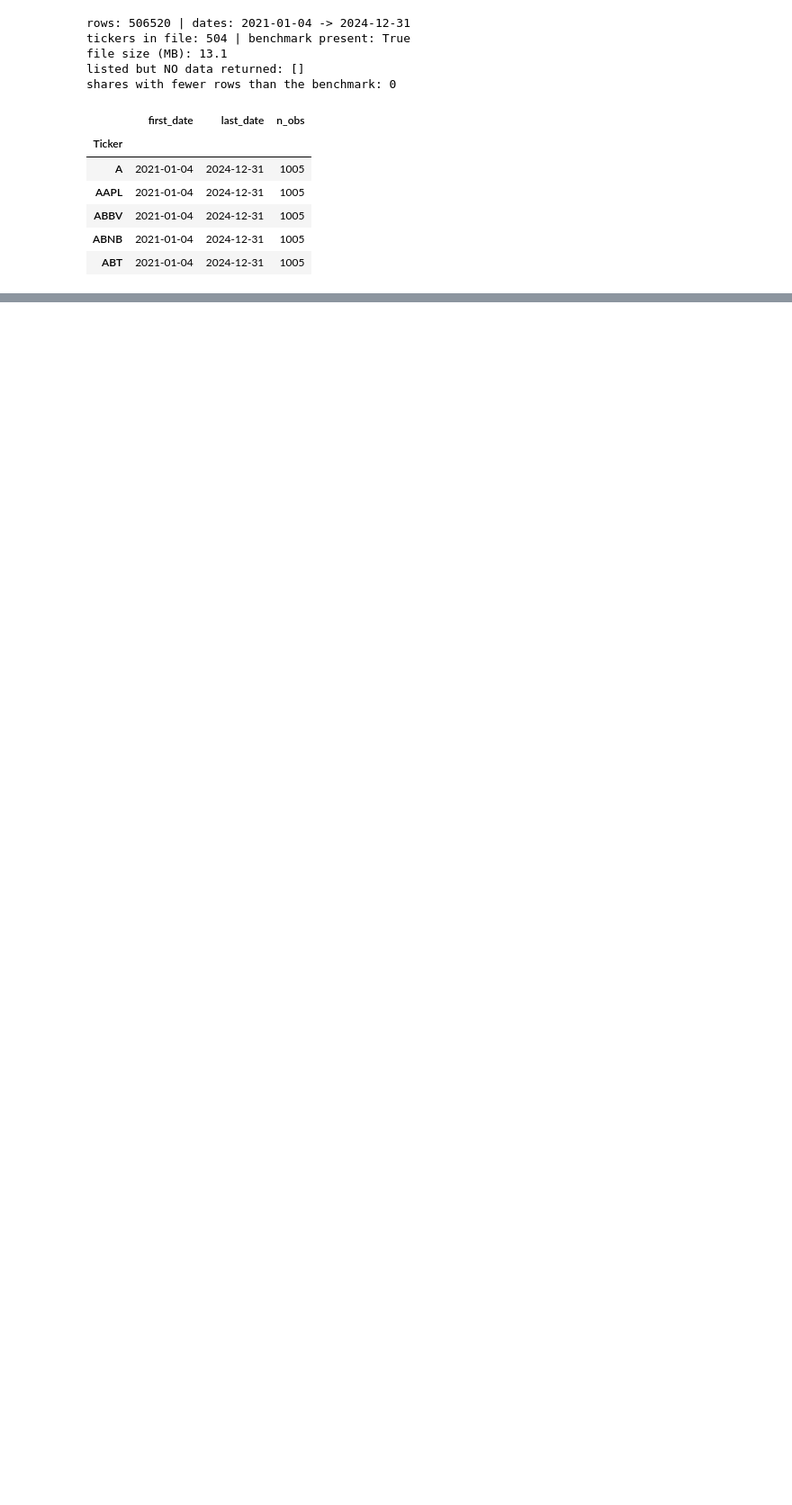
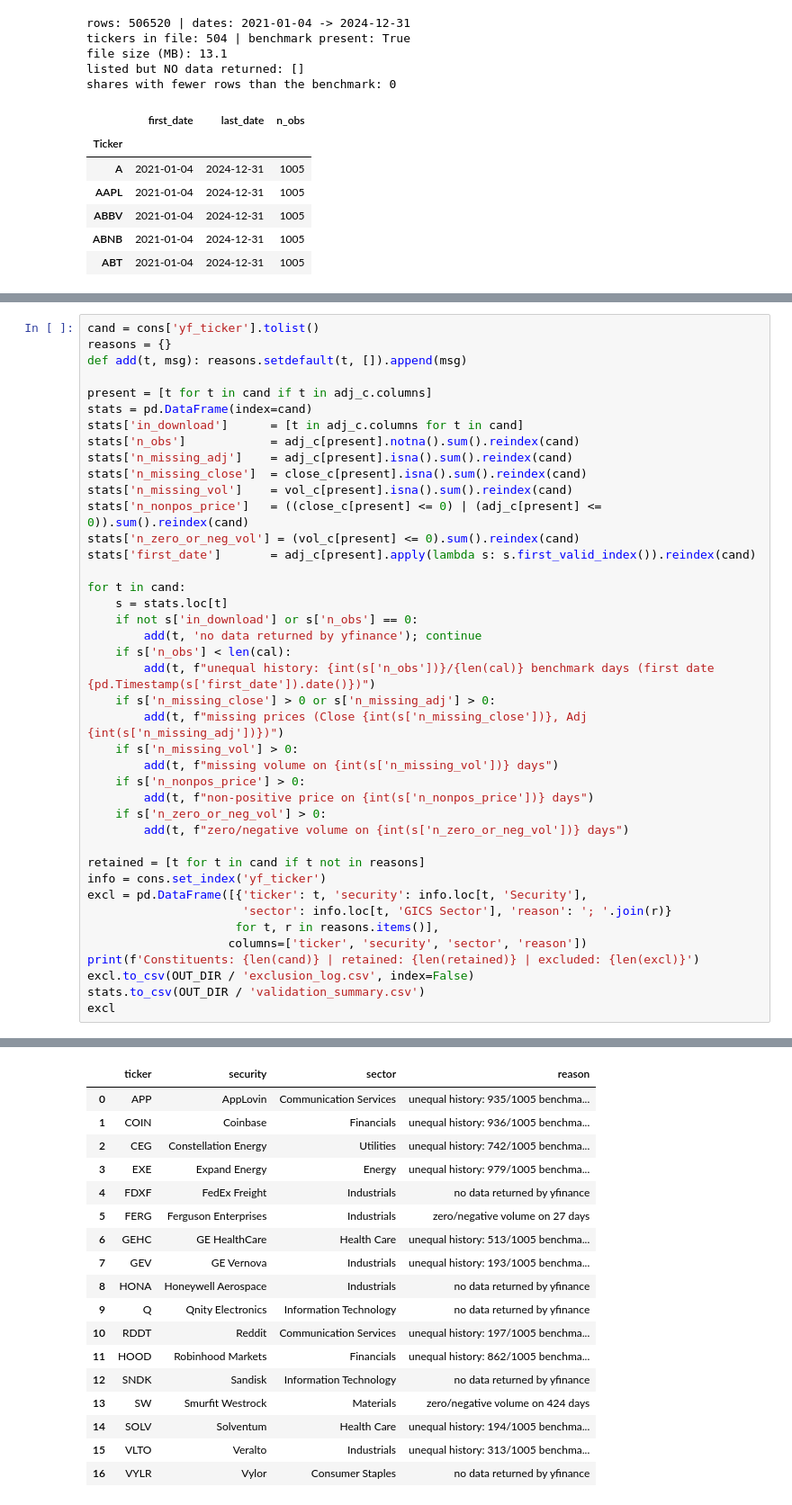
Before and after one commit to aaisha-aamina/sp500-rfm-stock-segmentation, a Jupyter notebook: Coursework_w2052143.ipynb, the cells around one changed output, grey strips where cells are left out. Shown at 90% size. Saved outputs shown, nothing was run; the diff lists cells and outputs as text; blank space fills up the shorter version.

Commit message:
Task 1.2: Validation and alignment

```diff
--- a/Coursework_w2052143.ipynb
+++ b/Coursework_w2052143.ipynb
@@ -161,0 +195,42 @@ shares with fewer rows than the benchmark: 0
+# %%
+cand = cons['yf_ticker'].tolist()
+reasons = {}
+def add(t, msg): reasons.setdefault(t, []).append(msg)
+
+present = [t for t in cand if t in adj_c.columns]
+stats = pd.DataFrame(index=cand)
+stats['in_download']      = [t in adj_c.columns for t in cand]
+stats['n_obs']            = adj_c[present].notna().sum().reindex(cand)
+stats['n_missing_adj']    = adj_c[present].isna().sum().reindex(cand)
+stats['n_missing_close']  = close_c[present].isna().sum().reindex(cand)
+stats['n_missing_vol']    = vol_c[present].isna().sum().reindex(cand)
+stats['n_nonpos_price']   = ((close_c[present] <= 0) | (adj_c[present] <= 0)).sum().reindex(cand)
+stats['n_zero_or_neg_vol'] = (vol_c[present] <= 0).sum().reindex(cand)
+stats['first_date']       = adj_c[present].apply(lambda s: s.first_valid_index()).reindex(cand)
+
+for t in cand:
+    s = stats.loc[t]
+    if not s['in_download'] or s['n_obs'] == 0:
+        add(t, 'no data returned by yfinance'); continue
+    if s['n_obs'] < len(cal):
+        add(t, f"unequal history: {int(s['n_obs'])}/{len(cal)} benchmark days (first date {pd.Timestamp(s['first_date']).date()})")
+    if s['n_missing_close'] > 0 or s['n_missing_adj'] > 0:
+        add(t, f"missing prices (Close {int(s['n_missing_close'])}, Adj {int(s['n_missing_adj'])})")
+    if s['n_missing_vol'] > 0:
+        add(t, f"missing volume on {int(s['n_missing_vol'])} days")
+    if s['n_nonpos_price'] > 0:
+        add(t, f"non-positive price on {int(s['n_nonpos_price'])} days")
+    if s['n_zero_or_neg_vol'] > 0:
+        add(t, f"zero/negative volume on {int(s['n_zero_or_neg_vol'])} days")
+
+retained = [t for t in cand if t not in reasons]
+info = cons.set_index('yf_ticker')
+excl = pd.DataFrame([{'ticker': t, 'security': info.loc[t, 'Security'],
+                      'sector': info.loc[t, 'GICS Sector'], 'reason': '; '.join(r)}
+                     for t, r in reasons.items()],
+                    columns=['ticker', 'security', 'sector', 'reason'])
+print(f'Constituents: {len(cand)} | retained: {len(retained)} | excluded: {len(excl)}')
+excl.to_csv(OUT_DIR / 'exclusion_log.csv', index=False)
+stats.to_csv(OUT_DIR / 'validation_summary.csv')
+excl
+# %% [output]
@@ -161,0 +238,18 @@ shares with fewer rows than the benchmark: 0
+|  | ticker | security | sector | reason |
+| 0 | APP | AppLovin | Communication Services | unequal history: 935/1005 benchma... |
+| 1 | COIN | Coinbase | Financials | unequal history: 936/1005 benchma... |
+| 2 | CEG | Constellation Energy | Utilities | unequal history: 742/1005 benchma... |
+| 3 | EXE | Expand Energy | Energy | unequal history: 979/1005 benchma... |
+| 4 | FDXF | FedEx Freight | Industrials | no data returned by yfinance |
+| 5 | FERG | Ferguson Enterprises | Industrials | zero/negative volume on 27 days |
+| 6 | GEHC | GE HealthCare | Health Care | unequal history: 513/1005 benchma... |
+| 7 | GEV | GE Vernova | Industrials | unequal history: 193/1005 benchma... |
+| 8 | HONA | Honeywell Aerospace | Industrials | no data returned by yfinance |
+| 9 | Q | Qnity Electronics | Information Technology | no data returned by yfinance |
+| 10 | RDDT | Reddit | Communication Services | unequal history: 197/1005 benchma... |
+| 11 | HOOD | Robinhood Markets | Financials | unequal history: 862/1005 benchma... |
+| 12 | SNDK | Sandisk | Information Technology | no data returned by yfinance |
+| 13 | SW | Smurfit Westrock | Materials | zero/negative volume on 424 days |
+| 14 | SOLV | Solventum | Health Care | unequal history: 194/1005 benchma... |
+| 15 | VLTO | Veralto | Industrials | unequal history: 313/1005 benchma... |
+| 16 | VYLR | Vylor | Consumer Staples | no data returned by yfinance |
```
Also changed, not shown: parts of 8 cells of this notebook.
